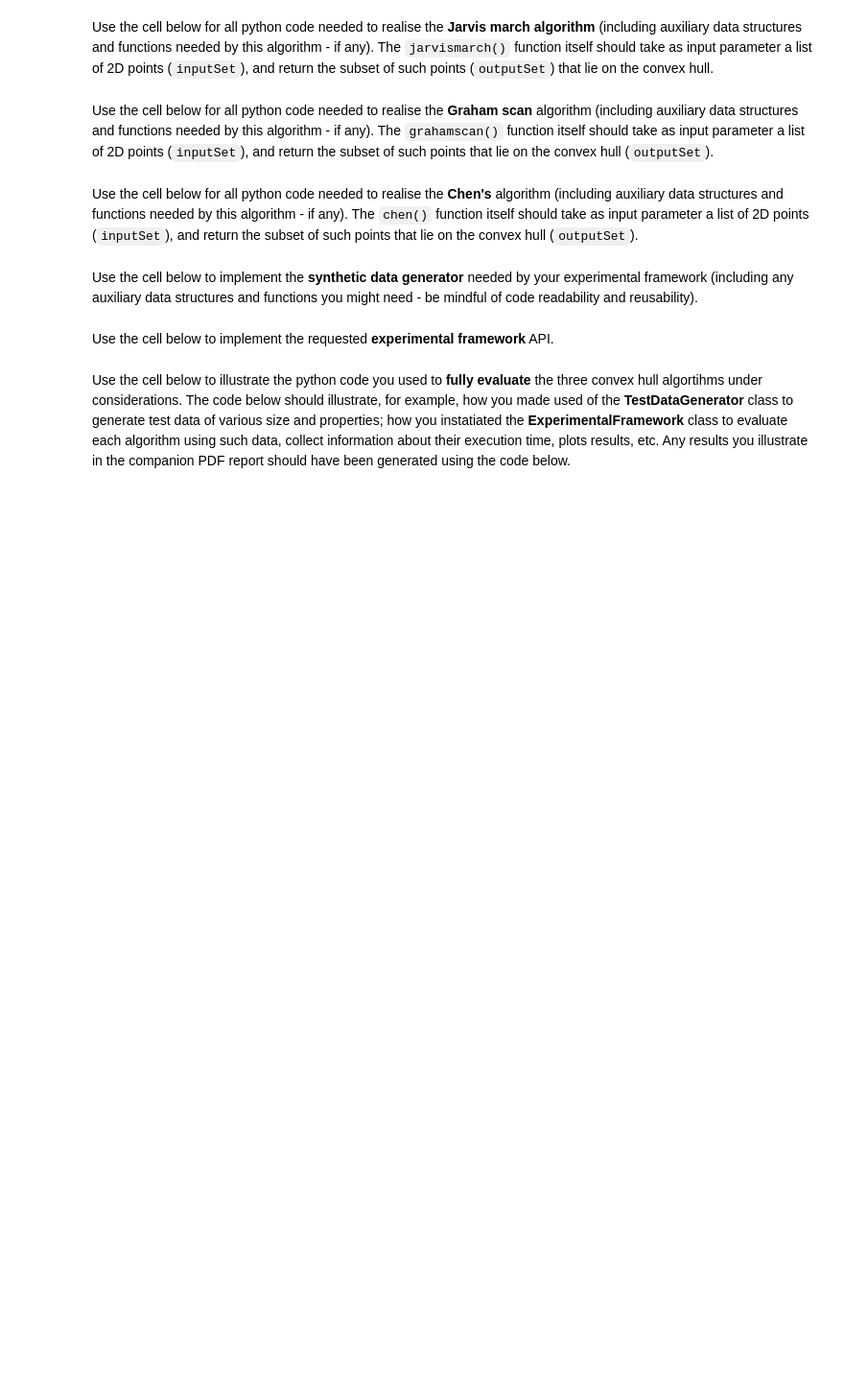
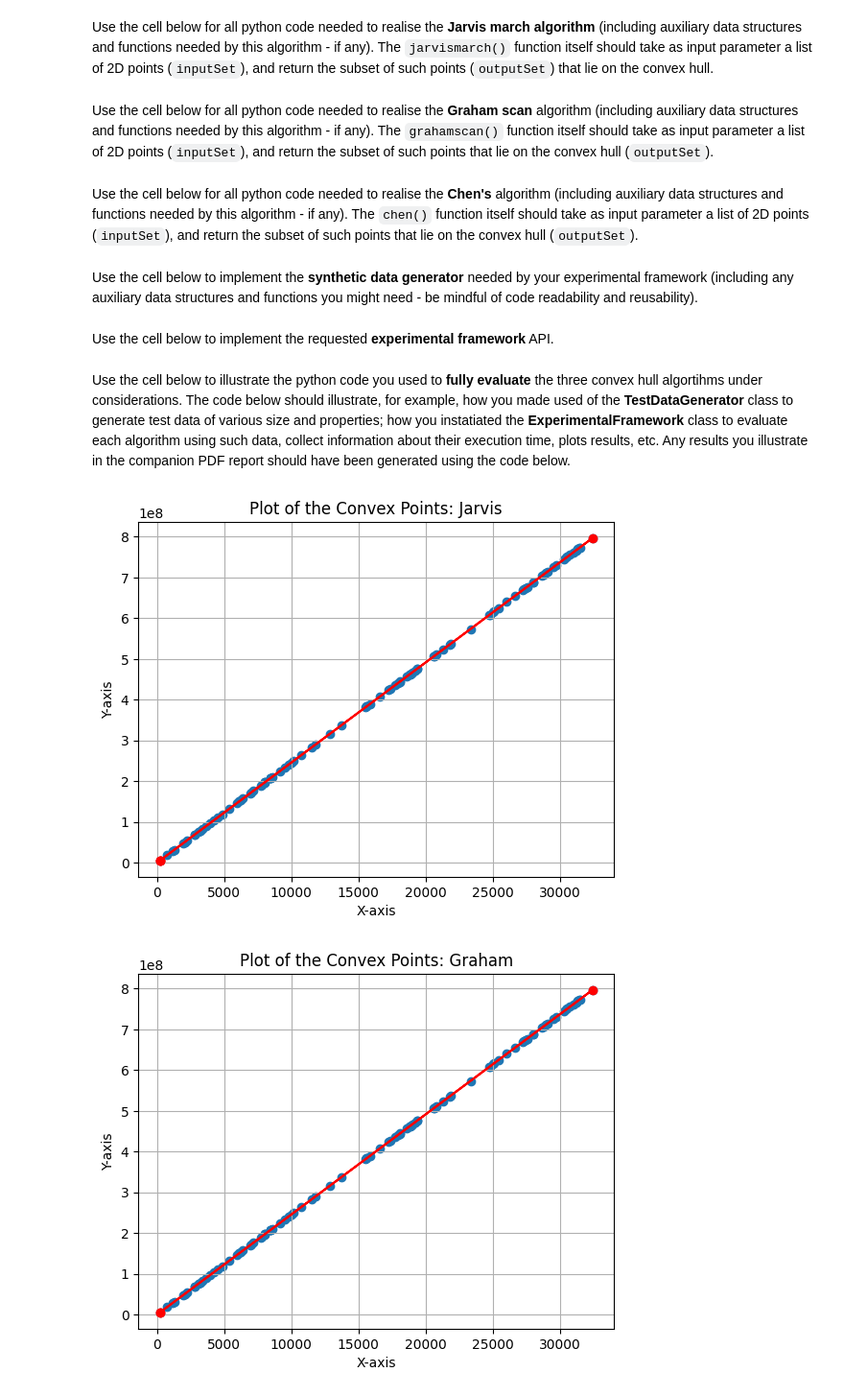
Before and after one commit to Marwan141/COMP0005_Group35, a Jupyter notebook: grp-XXX-0005code.ipynb, the cells around one changed output. Shown at 96% size. Drawn from its saved outputs; the diff is of its cells as text; code cells hidden in the pictures; blank space fills up the shorter version.

```diff
--- a/grp-XXX-0005code.ipynb
+++ b/grp-XXX-0005code.ipynb
@@ -122,8 +122,6 @@ def grahamscan(inputSet):
 # %% [markdown]
 Use the cell below for all python code needed to realise the **Chen's** algorithm (including auxiliary data structures and functions needed by this algorithm - if any). The `chen()` function itself should take as input parameter a list of 2D points (`inputSet`), and return the subset of such points that lie on the convex hull (`outputSet`).
 # %%
-
-
 def chen(inputSet):
     '''
     Returns the list of points that lie on the convex hull (Chen's algorithm)
@@ -135,11 +133,15 @@ def chen(inputSet):
     '''
 
     n = len(inputSet) #store the length of the inputSet
-    m = max(4, int(math.sqrt(n))) #our m will be the maximum of 4 and the square root of n
-    groups = [inputSet[i:i + m] for i in range(0, n, m)] #split the inputSet into groups of size m
-    group_hulls = [grahamscan(group) for group in groups] #apply grahamscan to each group
-    outputSet = jarvismarch([item for sublist in group_hulls for item in sublist]) #apply jarvismarch to the combined hulls of the groups
-    return outputSet
+    t = 3
+    while True:
+        m = min(2 ** (2 ** t), n)
+        groups = [inputSet[i:i + m] for i in range(0, n, m)] #split the inputSet into groups of size m
+        group_hulls = [grahamscan(group) for group in groups] #apply grahamscan to each group
+        outputSet = jarvismarch([item for sublist in group_hulls for item in sublist]) #apply jarvismarch to the combined hulls of the groups
+        if len(outputSet) > 0 and outputSet[-1] == outputSet[0]: # if the hull has m or fewer points, the algorithm succeeds
+                return outputSet
+        t += 1 # increase t for the next iteration
 # %% [markdown]
 Use the cell below to implement the **synthetic data generator** needed by your experimental framework (including any auxiliary data structures and functions you might need - be mindful of code readability and reusability).
 # %%
@@ -268,7 +270,7 @@ class ExperimentalFramework():
         jarvis_results = []
         graham_results = []
         chen_results = []
-        for i in range(10,1000000, 10000):
+        for i in range(10,100000, 10000):
 
             framework = ExperimentalFramework(i)
             graham_results.append((framework.graham_time, i))
@@ -330,0 +328,7 @@ framework.testLargeNs()
+# %%
+
+framework = ExperimentalFramework(3)
+framework.testNColinear(100)
+# %% [output]
+[figure, added]
+[figure, added]
```
Also changed, not shown: parts of 2 cells of this notebook.
